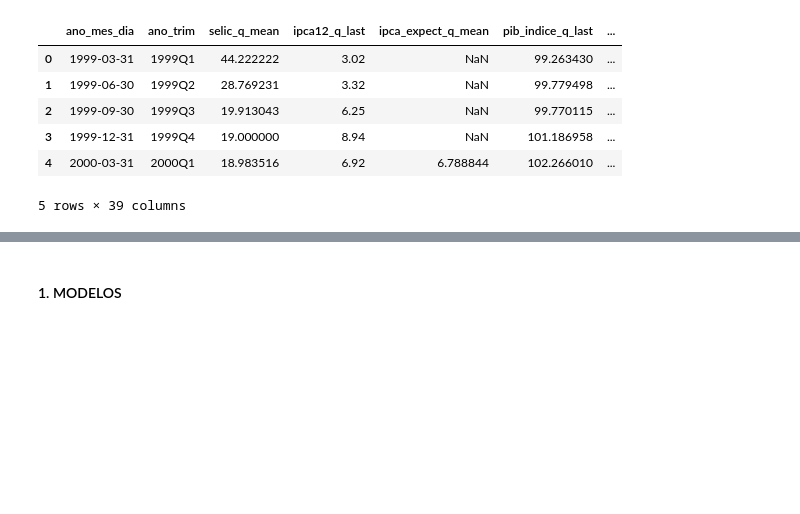
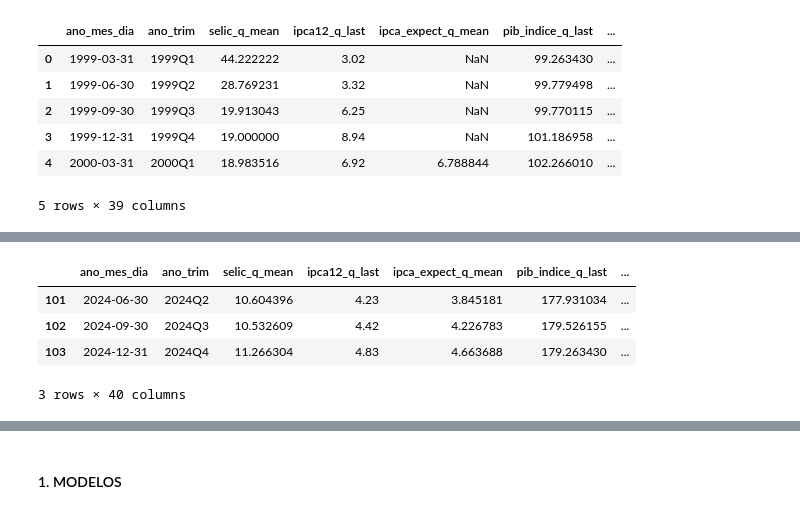
Before and after one commit to fernandovieira1/brazil-taylor-determinacy, a Jupyter notebook: scripts/modelos_secao_6.ipynb, the cells around one changed output, grey strips where cells are left out. Cells and saved outputs as stored; diff of their text form; code cells hidden in the pictures; blank space fills up the shorter version.

```diff
--- a/scripts/modelos_secao_6.ipynb
+++ b/scripts/modelos_secao_6.ipynb
@@ -452 +478,9 @@ memory usage: 31.8 KB
+# %%
+df_modelo.tail(3)
+# %% [output]
+|  | ano_mes_dia | ano_trim | selic_q_mean | ipca12_q_last | ipca_expect_q_mean | pib_indice_q_last | ... |
+| 101 | 2024-06-30 | 2024Q2 | 10.604396 | 4.23 | 3.845181 | 177.931034 | ... |
+| 102 | 2024-09-30 | 2024Q3 | 10.532609 | 4.42 | 4.226783 | 179.526155 | ... |
+| 103 | 2024-12-31 | 2024Q4 | 11.266304 | 4.83 | 4.663688 | 179.263430 | ... |
+3 rows × 40 columns
 # %%
```
Also changed, not shown: parts of 12 cells of this notebook, 6 other files.
